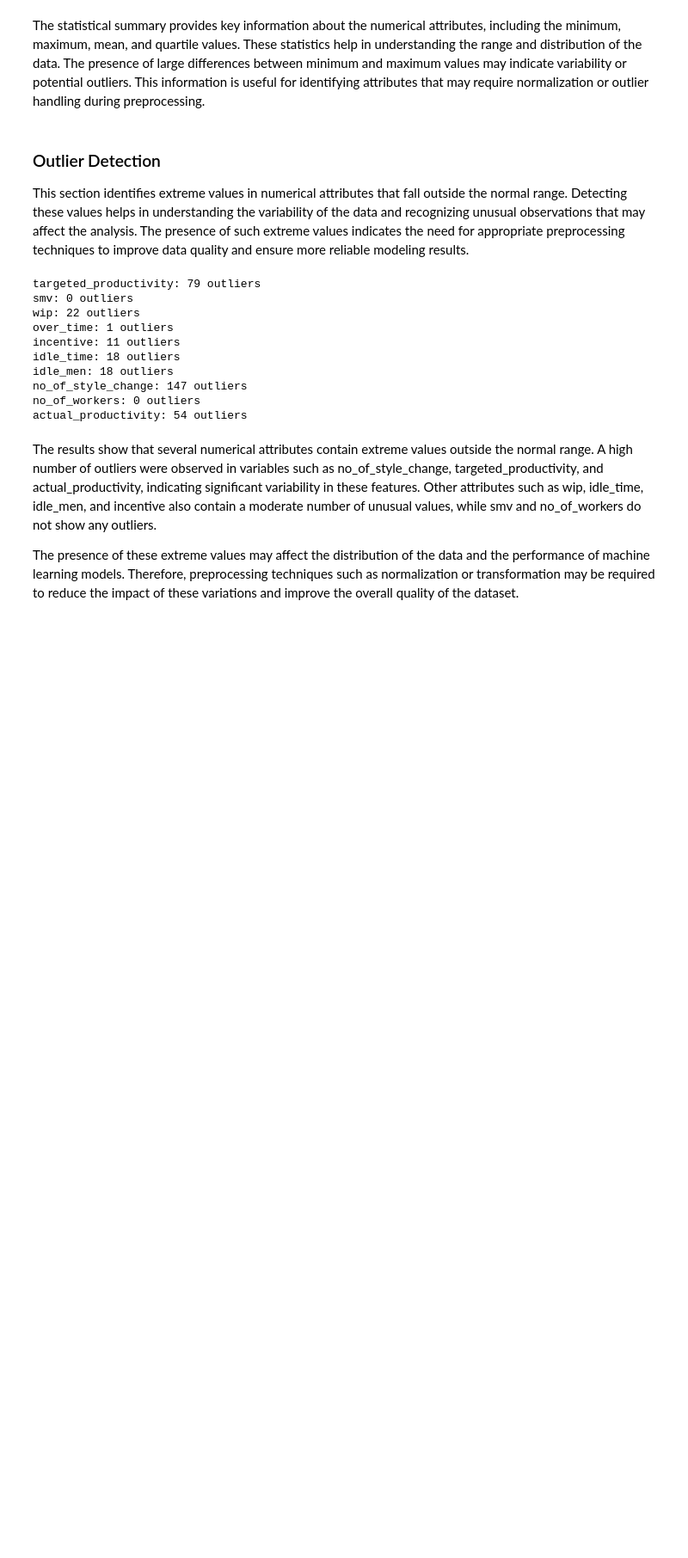
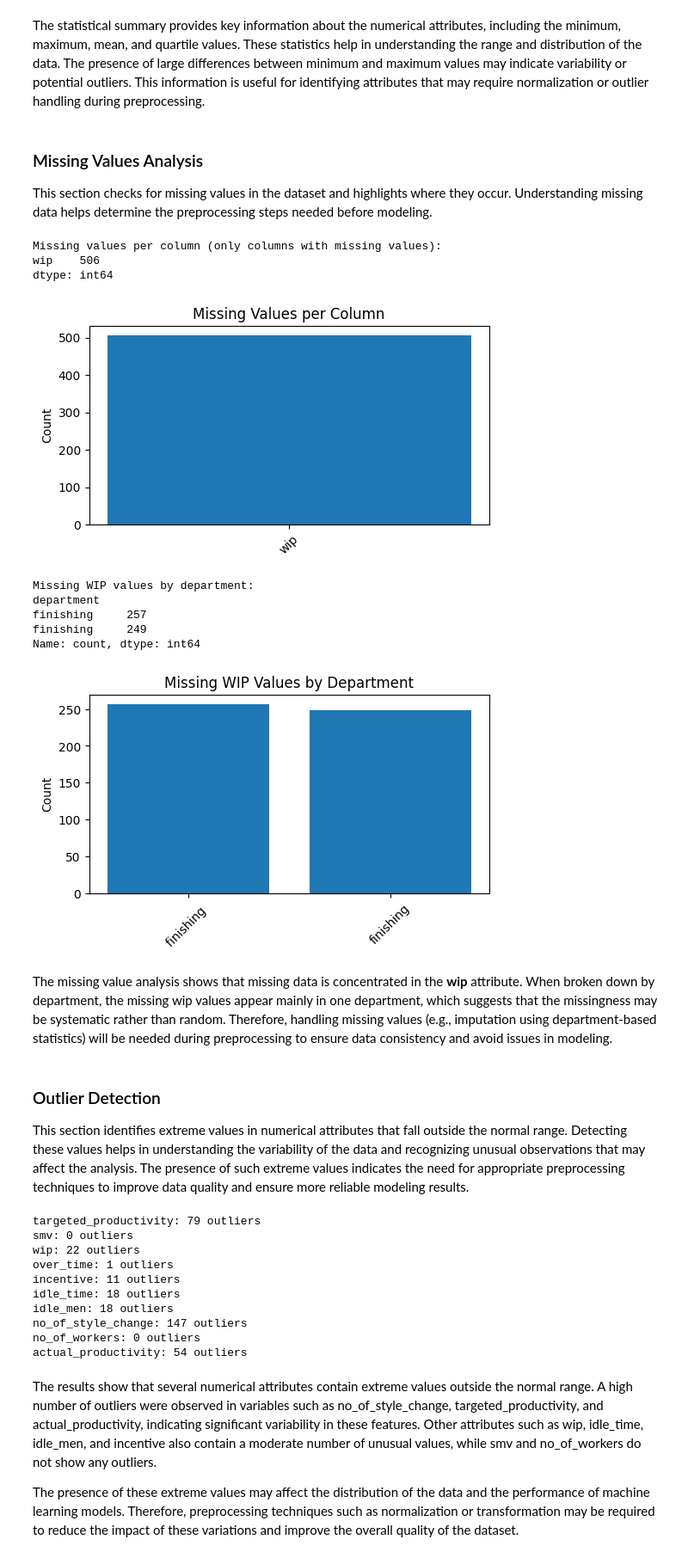
Before and after one commit to hind190/Data-Mining-Project-, a Jupyter notebook: phase2.ipynb, the cells around one changed output. Shown at 86% size. Saved outputs shown, nothing was run; the diff lists cells and outputs as text; code cells hidden in the pictures; blank space fills up the shorter version.

```diff
--- a/phase2.ipynb
+++ b/phase2.ipynb
@@ -38,6 +38,58 @@ df.describe()
 | max | 12.000000 | 0.800000 | 54.560000 | 23122.000000 | 25920.000000 | 3600.000000 | 300.000000 | 45.000000 | ... |
 # %% [markdown]
 The statistical summary provides key information about the numerical attributes, including the minimum, maximum, mean, and quartile values. These statistics help in understanding the range and distribution of the data. The presence of large differences between minimum and maximum values may indicate variability or potential outliers. This information is useful for identifying attributes that may require normalization or outlier handling during preprocessing.
+# %% [markdown]
+### Missing Values Analysis
+This section checks for missing values in the dataset and highlights where they occur. Understanding missing data helps determine the preprocessing steps needed before modeling.
+# %%
+import matplotlib.pyplot as plt
+
+# 1) Count missing values per column
+missing = df.isnull().sum().sort_values(ascending=False)
+
+print("Missing values per column (only columns with missing values):")
+print(missing[missing > 0])
+
+# 2) Plot missing values (only if there are missing values)
+missing_nonzero = missing[missing > 0]
+
+if len(missing_nonzero) > 0:
+    plt.figure(figsize=(6,3))
+    plt.bar(missing_nonzero.index, missing_nonzero.values)
+    plt.title("Missing Values per Column")
+    plt.xticks(rotation=45)
+    plt.ylabel("Count")
+    plt.show()
+
+# 3) If WIP has missing values, analyze by department
+if 'wip' in df.columns and df['wip'].isnull().sum() > 0:
+    missing_wip = df[df['wip'].isnull()]
+    missing_by_dept = missing_wip['department'].value_counts()
+
+    print("\nMissing WIP values by department:")
+    print(missing_by_dept)
+
+    plt.figure(figsize=(6,3))
+    plt.bar(missing_by_dept.index, missing_by_dept.values)
+    plt.title("Missing WIP Values by Department")
+    plt.xticks(rotation=45)
+    plt.ylabel("Count")
+    plt.show()
+# %% [output]
+Missing values per column (only columns with missing values):
+wip    506
+dtype: int64
+[figure, added]
+Missing WIP values by department:
+department
+finishing     257
+finishing     249
+Name: count, dtype: int64
+[figure, added]
+# %% [markdown]
+The missing value analysis shows that missing data is concentrated in the **wip** attribute.
+When broken down by department, the missing wip values appear mainly in one department, which suggests that the missingness may be systematic rather than random.
+Therefore, handling missing values (e.g., imputation using department-based statistics) will be needed during preprocessing to ensure data consistency and avoid issues in modeling.
 # %% [markdown]
 ### Outlier Detection
 This section identifies extreme values in numerical attributes that fall outside the normal range. Detecting these values helps in understanding the variability of the data and recognizing unusual observations that may affect the analysis. The presence of such extreme values indicates the need for appropriate preprocessing techniques to improve data quality and ensure more reliable modeling results.
```
